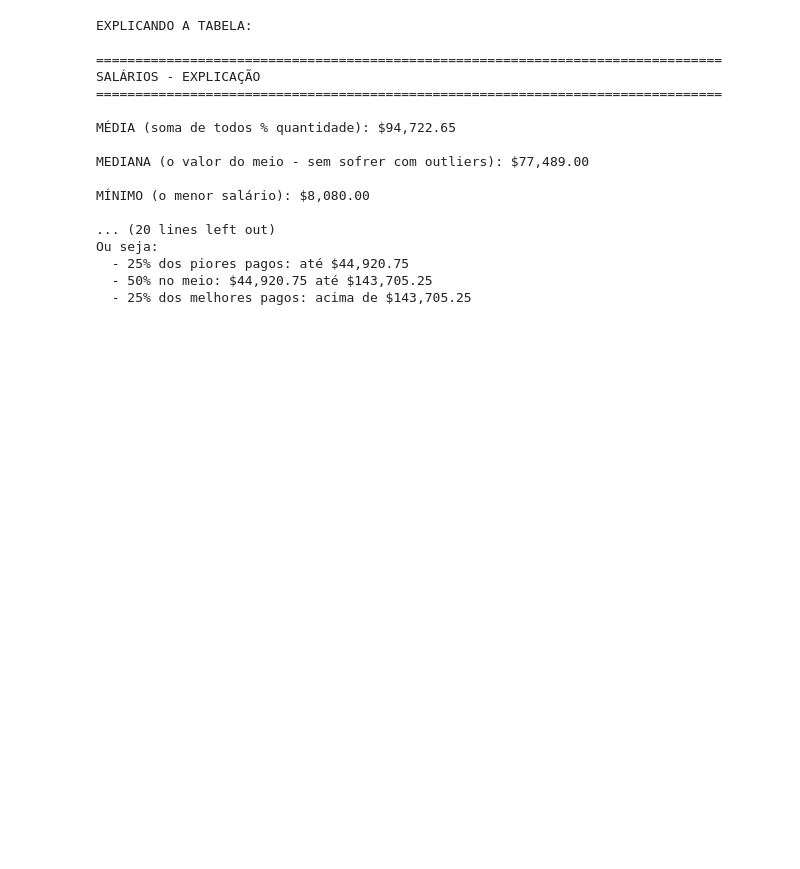
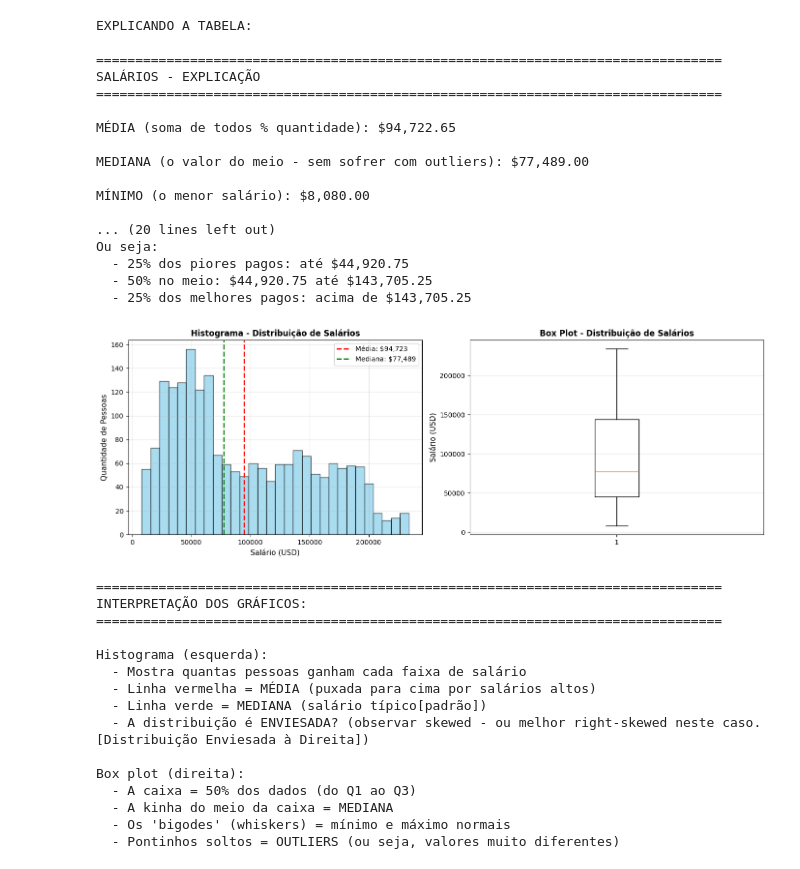
Before and after one commit to igortude/aprendendo-estatistica-ml, a Jupyter notebook: 01_Fundamentos_Estatistica/00_Python_Basico_Para_Ciencia_de_Dados.ipynb, the cells around one changed output. Saved outputs shown, nothing was run; the diff lists cells and outputs as text; code cells hidden in the pictures; blank space fills up the shorter version.

```diff
--- a/01_Fundamentos_Estatistica/00_Python_Basico_Para_Ciencia_de_Dados.ipynb
+++ b/01_Fundamentos_Estatistica/00_Python_Basico_Para_Ciencia_de_Dados.ipynb
@@ -296,3 +296,68 @@ Ou seja:
   - 25% dos piores pagos: até $44,920.75
   - 50% no meio: $44,920.75 até $143,705.25
   - 25% dos melhores pagos: acima de $143,705.25
+# %%
+#Antes de continuar, sempre que você fechar o jupyter e voltar, terá que executar cada célula novamente, por causa do conteúdo das células anteriores. Aqui, na célula 10, já começamos com df['Salary_USD'].. e se não tiver rodado as células 1 e 2, receberá um 'NameError: name 'df' is not defined - contudo, um 'ctrl+shift+enter' já vai rodar todas as células de novo!
+
+#Célula 10
+#A idéia agora, é fazer 2 gráficos para VER, de fato, a distribuição dos dados
+
+import matplotlib.pyplot as plt
+
+#Criação de uma figura com 2 gráficos lado a lado
+
+fig, axes = plt.subplots(1, 2, figsize=(14, 5))
+
+#Faça aos poucos, vá vendo o que cada linha de código constrói/insere/atualiza/remove do gráfico.
+
+#GRÁFICO1: Histograma (barras mostrando quantas pessoas ganham cada salário)
+axes[0].hist(df['Salary_USD'], bins=30, color='skyblue', edgecolor='black', alpha=0.7)
+axes[0].axvline(df['Salary_USD'].mean(), color='red', linestyle='--', linewidth=2, label=f'Média: ${df["Salary_USD"].mean():,.0f}')
+axes[0].axvline(df['Salary_USD'].median(), color='green', linestyle='--', linewidth=2, label=f'Mediana: ${df["Salary_USD"].median():,.0f}')
+axes[0].set_xlabel('Salário (USD)', fontsize=11)
+axes[0].set_ylabel('Quantidade de Pessoas', fontsize=11)
+axes[0].set_title('Histograma - Distribuição de Salários', fontsize=12, fontweight='bold')
+axes[0].legend(fontsize=10)
+axes[0].grid(alpha=0.3)
+
+#GRÁFICO 2: Box Plot (mostra quartis, mediana e outliers - AQUI, é onde começa a ficar dahora!
+axes[1].boxplot(df['Salary_USD'], vert=True)
+axes[1].set_ylabel('Salário (USD)', fontsize=11)
+axes[1].set_title('Box Plot - Distribuição de Salários', fontsize=12, fontweight='bold')
+axes[1].grid(alpha=0.3, axis='y')
+
+plt.tight_layout()
+plt.show()
+
+print("\n" + "="*80)
+print("INTERPRETAÇÃO DOS GRÁFICOS:")
+print("="*80)
+print("\nHistograma (esquerda):")
+print("  - Mostra quantas pessoas ganham cada faixa de salário")
+print("  - Linha vermelha = MÉDIA (puxada para cima por salários altos)")
+print("  - Linha verde = MEDIANA (salário típico[padrão])")
+print("  - A distribuição é ENVIESADA? (observar skewed - ou melhor right-skewed neste caso. [Distribuição Enviesada à Direita])")
+#O que singifica o right-skewed? Significa dizer que a maioria das pessoas ganham menos; Cauda longa à direita, significa dizer que alguns ganham MUITO mais! E a média é puxada para cima por conta destes salários mais altos
+#Enquanto a MEDIANA, permanece no "centro real" dos dados.
+print("\nBox plot (direita):")
+print("  - A caixa = 50% dos dados (do Q1 ao Q3)")
+print("  - A kinha do meio da caixa = MEDIANA")
+print("  - Os 'bigodes' (whiskers) = mínimo e máximo normais")
+print("  - Pontinhos soltos = OUTLIERS (ou seja, valores muito diferentes)")
+# %% [output]
+[figure, added]
+================================================================================
+INTERPRETAÇÃO DOS GRÁFICOS:
+================================================================================
+
+Histograma (esquerda):
+  - Mostra quantas pessoas ganham cada faixa de salário
+  - Linha vermelha = MÉDIA (puxada para cima por salários altos)
+  - Linha verde = MEDIANA (salário típico[padrão])
+  - A distribuição é ENVIESADA? (observar skewed - ou melhor right-skewed neste caso. [Distribuição Enviesada à Direita])
+
+Box plot (direita):
+  - A caixa = 50% dos dados (do Q1 ao Q3)
+  - A kinha do meio da caixa = MEDIANA
+  - Os 'bigodes' (whiskers) = mínimo e máximo normais
+  - Pontinhos soltos = OUTLIERS (ou seja, valores muito diferentes)
```
Also changed, not shown: parts of 7 cells of this notebook, 4 other files.
